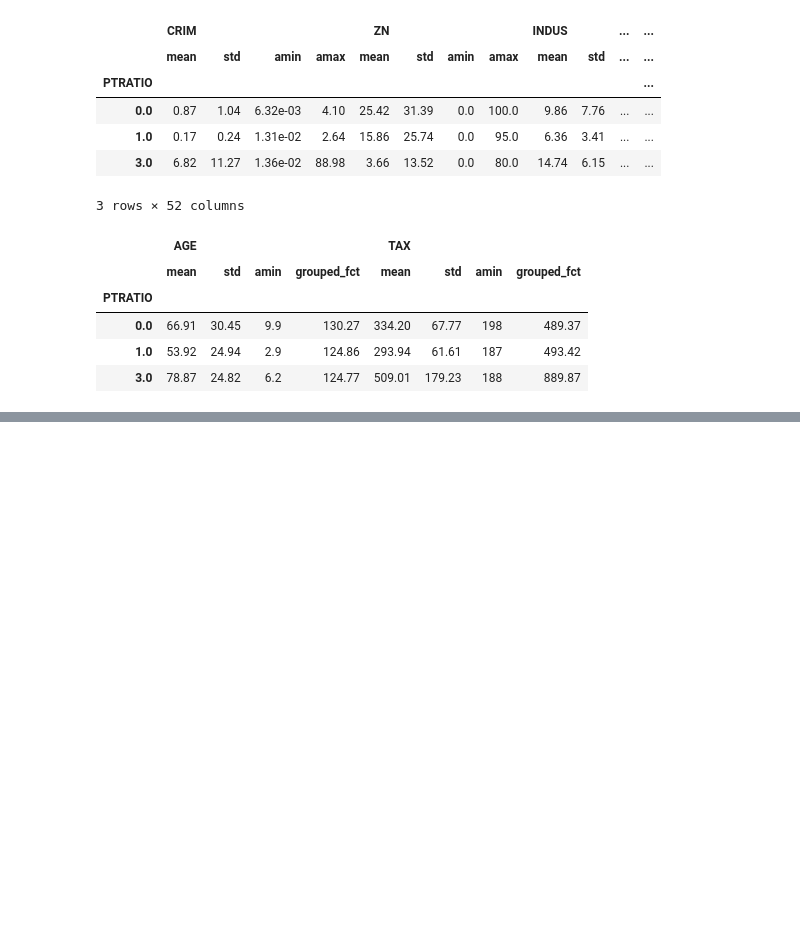
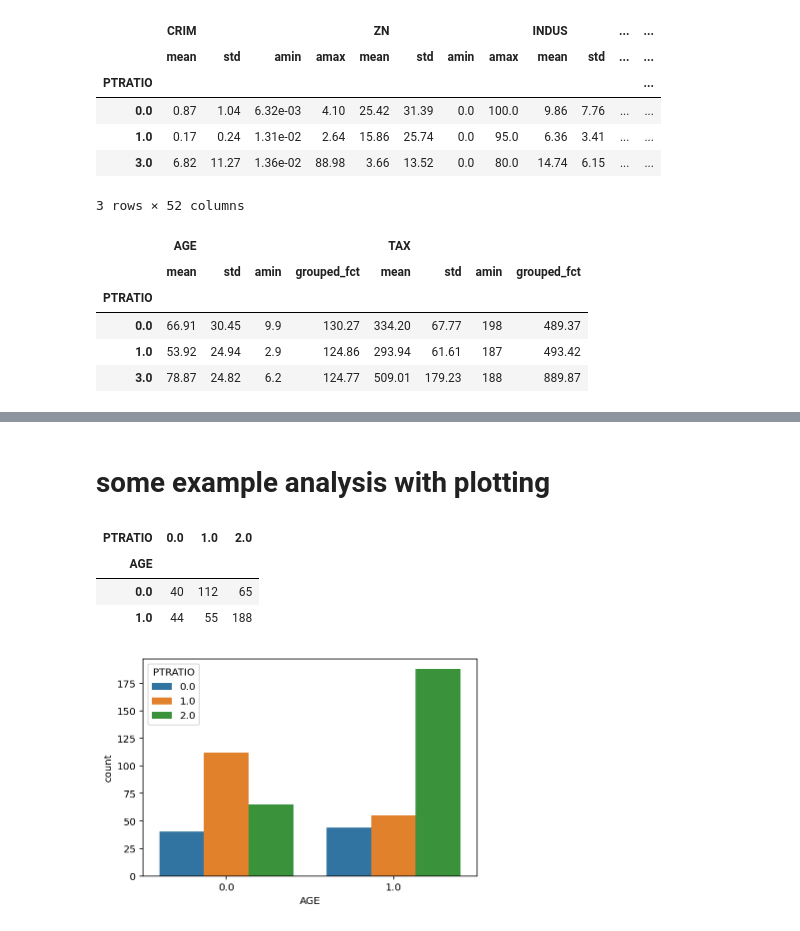
Before and after one commit to herrmanndus/rsd-engineeringcourse, a Jupyter notebook: ch01data/exploratory analysis with pandas.ipynb, the cells around one changed output, grey strips where cells are left out. Drawn from its saved outputs; the diff is of its cells as text; code cells hidden in the pictures; blank space fills up the shorter version.

```diff
--- a/ch01data/exploratory analysis with pandas.ipynb
+++ b/ch01data/exploratory analysis with pandas.ipynb
@@ -562,0 +621,11 @@ df.groupby(by='PTRATIO')[inds].agg([np.mean,np.std,np.min,grouped_fct])
+# %%
+# add a new column with computed data
+# e.g. multiply PTRATIO with AGE and add this as a new column to the end of the df
+
+p_times_a = df['PTRATIO']*df['AGE']
+
+# the insertion syntax is:
+# df.insert(loc=location, column='new name', value=new_data)
+# the lod = insert locations describes the column AFTER which to insert the feature entry
+
+df.insert(loc=len(df.columns), column = 'PTRATIO times AGE', value = p_times_a)
@@ -562,0 +659,5 @@ df.groupby(by='PTRATIO')[inds].agg([np.mean,np.std,np.min,grouped_fct])
+# %%
+df['Another new column'] = (
+    df['ZN']*df['B']
+)
+df.head()
@@ -562,0 +671,6 @@ df.groupby(by='PTRATIO')[inds].agg([np.mean,np.std,np.min,grouped_fct])
+# %%
+# deleting entries (COLUMNS or ROWS)
+# general syntax column deletion:
+# df_new = df.drop(['PTRATIO times AGE','Another new column'], axis = a, inplace = True/False)
+
+df.drop(['PTRATIO times AGE','Another new column'], axis = 1, inplace = True)
@@ -562,0 +686,5 @@ df.groupby(by='PTRATIO')[inds].agg([np.mean,np.std,np.min,grouped_fct])
+# %%
+# deleting rows: provide row index and axis = 0
+
+df.drop([0,3],axis=0,inplace=True)
+df.head()
@@ -562,0 +698,9 @@ df.groupby(by='PTRATIO')[inds].agg([np.mean,np.std,np.min,grouped_fct])
+# %% [markdown]
+# some example analysis with plotting
+# %%
+pd.crosstab(df['AGE'],df['PTRATIO'])
+# %% [output]
+| PTRATIO | 0.0 | 1.0 | 2.0 |
+| AGE |  |  |  |
+| 0.0 | 40 | 112 | 65 |
+| 1.0 | 44 | 55 | 188 |
@@ -562,0 +713,7 @@ df.groupby(by='PTRATIO')[inds].agg([np.mean,np.std,np.min,grouped_fct])
+# %%
+# plotting discrete data in a count plot (count barplot)
+# syntax sns.countplot(x=, hue=, data=) --> x is first distinction on x-axis, hue is what to split x by, data is df
+sns.countplot(x='AGE',hue='PTRATIO',data=df)
+plt.show()
+# %% [output]
+[figure, added]
```
Also changed, not shown: parts of 21 cells of this notebook.
